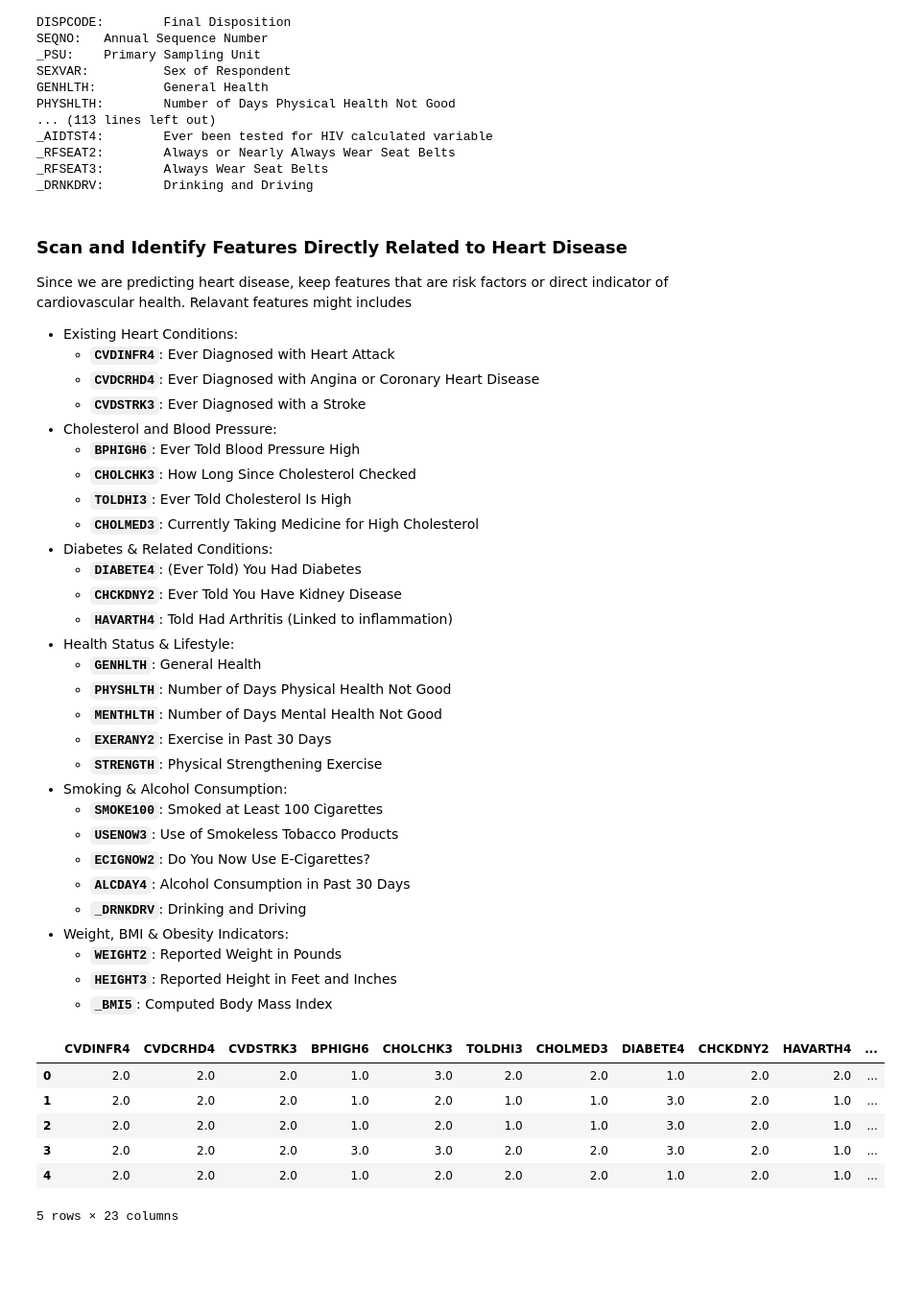
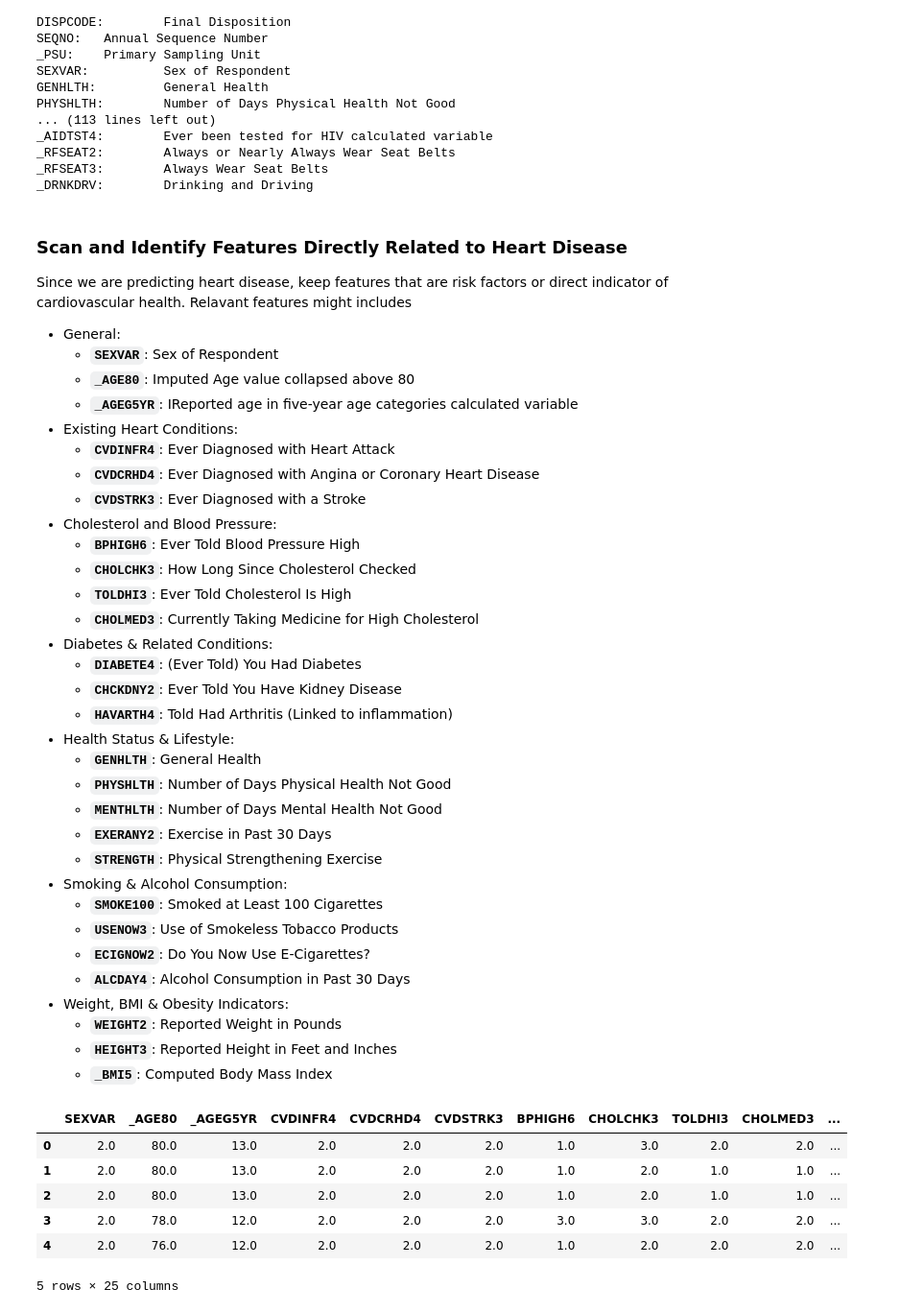
Before and after one commit to Huy1996/CMPE-257---Group-1, a Jupyter notebook: EDA.ipynb, the cells around one changed output. Shown at 96% size. Saved outputs shown, nothing was run; the diff lists cells and outputs as text; code cells hidden in the pictures; blank space fills up the shorter version.

```diff
--- a/EDA.ipynb
+++ b/EDA.ipynb
@@ -137,6 +141,10 @@ _DRNKDRV:        Drinking and Driving
 # %% [markdown]
 ### Scan and Identify Features Directly Related to Heart Disease
 Since we are predicting heart disease, keep features that are risk factors or direct indicator of cardiovascular health. Relavant features might includes
+- General:
+    - **`SEXVAR`**: Sex of Respondent
+    - **`_AGE80`**: Imputed Age value collapsed above 80
+    - **`_AGEG5YR`**: IReported age in five-year age categories calculated variable
 - Existing Heart Conditions:
     - **`CVDINFR4`**: Ever Diagnosed with Heart Attack
     - **`CVDCRHD4`**: Ever Diagnosed with Angina or Coronary Heart Disease
@@ -161,7 +169,6 @@ Since we are predicting heart disease, keep features that are risk factors or di
     - **`USENOW3`**: Use of Smokeless Tobacco Products
     - **`ECIGNOW2`**: Do You Now Use E-Cigarettes?
     - **`ALCDAY4`**: Alcohol Consumption in Past 30 Days
-    - **`_DRNKDRV`**: Drinking and Driving
 - Weight, BMI & Obesity Indicators:
     - **`WEIGHT2`**: Reported Weight in Pounds
     - **`HEIGHT3`**: Reported Height in Feet and Inches
@@ -169,32 +176,35 @@ Since we are predicting heart disease, keep features that are risk factors or di
 # %%
 # Relevant features for heart disease prediction
 selected_features = [
+    # General
+    "SEXVAR", "_AGE80", "_AGEG5YR",
+
     # Heart Disease Indicators
     "CVDINFR4", "CVDCRHD4", "CVDSTRK3",
 
     # Cholesterol and Blood Pressure
     "BPHIGH6", "CHOLCHK3", "TOLDHI3", "CHOLMED3",
 
     # Diabetes & Related Conditions
     "DIABETE4", "CHCKDNY2", "HAVARTH4",
 
     # General Health and Lifestyle
     "GENHLTH", "PHYSHLTH", "MENTHLTH", "EXERANY2", "STRENGTH",
 
     # Smoking & Alcohol Consumption
-    "SMOKE100", "USENOW3", "ECIGNOW2", "ALCDAY4", "_DRNKDRV",
+    "SMOKE100", "USENOW3", "ECIGNOW2", "ALCDAY4",
 
     # Weight, BMI & Obesity Indicators
     "WEIGHT2", "HEIGHT3", "_BMI5"
 ]
 
 df_filtered = df[selected_features]
 df_filtered.head()
 # %% [output]
-|  | CVDINFR4 | CVDCRHD4 | CVDSTRK3 | BPHIGH6 | CHOLCHK3 | TOLDHI3 | CHOLMED3 | DIABETE4 | CHCKDNY2 | HAVARTH4 | ... |
-| 0 | 2.0 | 2.0 | 2.0 | 1.0 | 3.0 | 2.0 | 2.0 | 1.0 | 2.0 | 2.0 | ... |
-| 1 | 2.0 | 2.0 | 2.0 | 1.0 | 2.0 | 1.0 | 1.0 | 3.0 | 2.0 | 1.0 | ... |
-| 2 | 2.0 | 2.0 | 2.0 | 1.0 | 2.0 | 1.0 | 1.0 | 3.0 | 2.0 | 1.0 | ... |
-| 3 | 2.0 | 2.0 | 2.0 | 3.0 | 3.0 | 2.0 | 2.0 | 3.0 | 2.0 | 1.0 | ... |
-| 4 | 2.0 | 2.0 | 2.0 | 1.0 | 2.0 | 2.0 | 2.0 | 1.0 | 2.0 | 1.0 | ... |
+|  | SEXVAR | _AGE80 | _AGEG5YR | CVDINFR4 | CVDCRHD4 | CVDSTRK3 | BPHIGH6 | CHOLCHK3 | TOLDHI3 | CHOLMED3 | ... |
+| 0 | 2.0 | 80.0 | 13.0 | 2.0 | 2.0 | 2.0 | 1.0 | 3.0 | 2.0 | 2.0 | ... |
+| 1 | 2.0 | 80.0 | 13.0 | 2.0 | 2.0 | 2.0 | 1.0 | 2.0 | 1.0 | 1.0 | ... |
+| 2 | 2.0 | 80.0 | 13.0 | 2.0 | 2.0 | 2.0 | 1.0 | 2.0 | 1.0 | 1.0 | ... |
+| 3 | 2.0 | 78.0 | 12.0 | 2.0 | 2.0 | 2.0 | 3.0 | 3.0 | 2.0 | 2.0 | ... |
+| 4 | 2.0 | 76.0 | 12.0 | 2.0 | 2.0 | 2.0 | 1.0 | 2.0 | 2.0 | 2.0 | ... |
-5 rows × 23 columns
+5 rows × 25 columns
```
Also changed, not shown: parts of 41 cells of this notebook.
